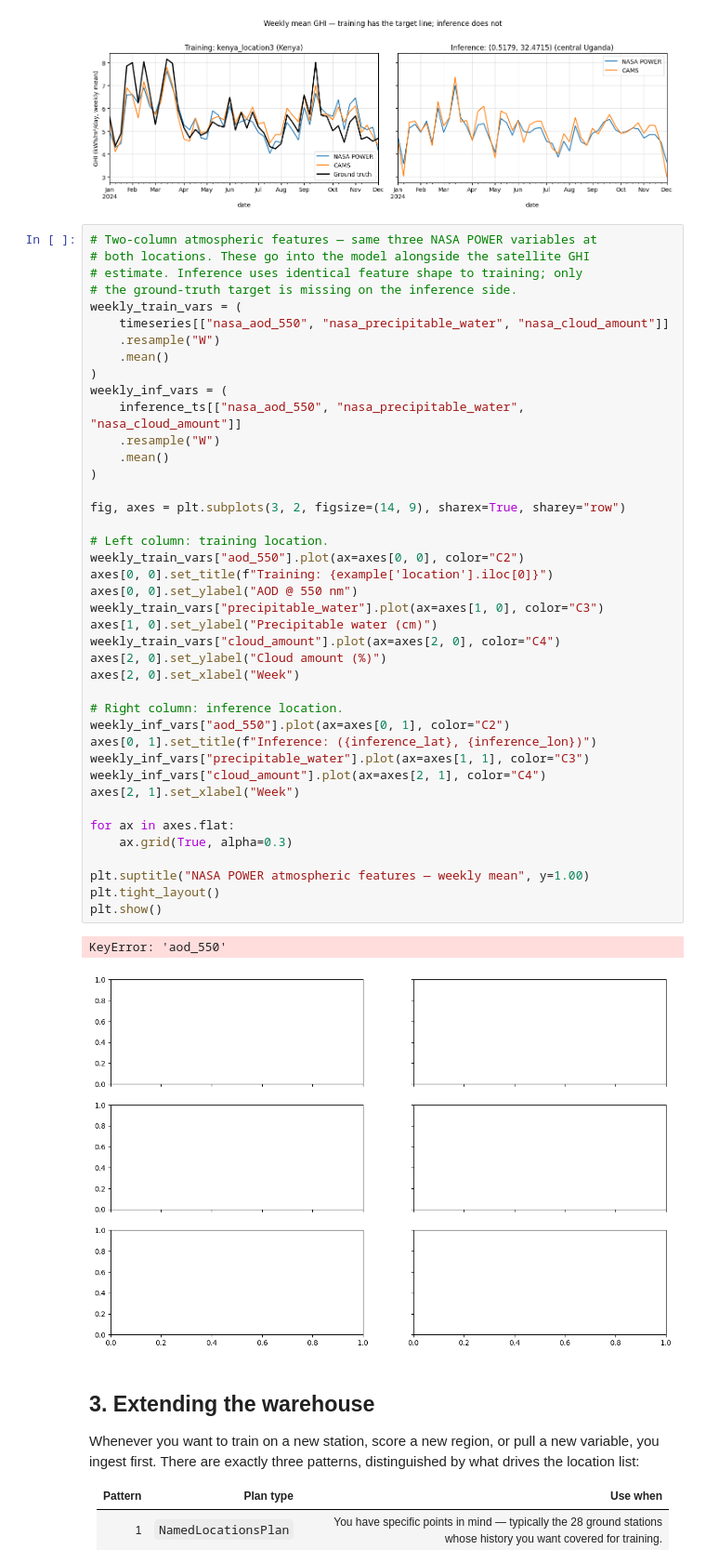
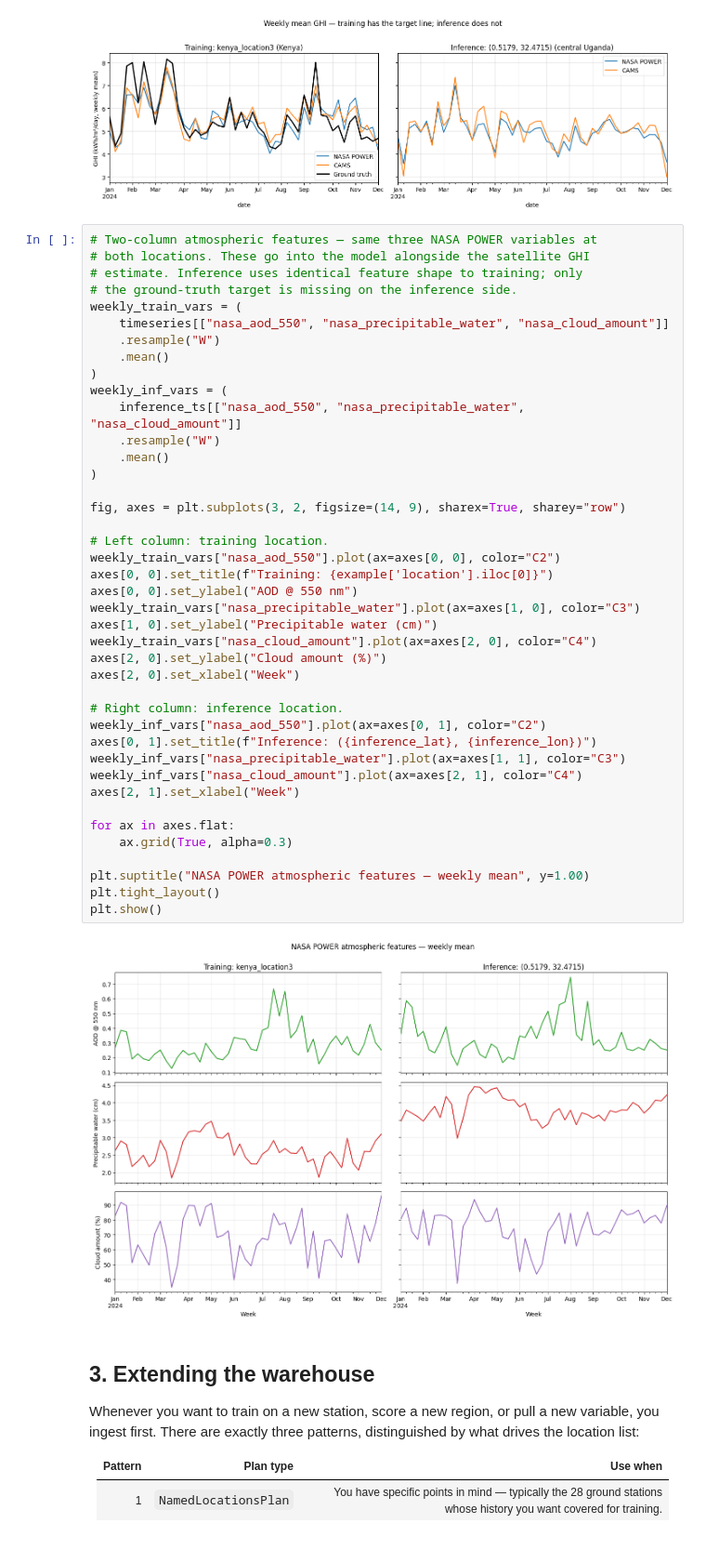
Before and after one commit to Marconi-Lab/SolarIrradiation, a Jupyter notebook: notebooks/01_warehouse_population.ipynb, the cells around one changed output. Shown at 93% size. Saved outputs shown, nothing was run; the diff lists cells and outputs as text.

```diff
--- a/notebooks/01_warehouse_population.ipynb
+++ b/notebooks/01_warehouse_population.ipynb
@@ -511,41 +610,40 @@ weekly_train_vars = (
     timeseries[["nasa_aod_550", "nasa_precipitable_water", "nasa_cloud_amount"]]
     .resample("W")
     .mean()
 )
 weekly_inf_vars = (
     inference_ts[["nasa_aod_550", "nasa_precipitable_water", "nasa_cloud_amount"]]
     .resample("W")
     .mean()
 )
 
 fig, axes = plt.subplots(3, 2, figsize=(14, 9), sharex=True, sharey="row")
 
 # Left column: training location.
-weekly_train_vars["aod_550"].plot(ax=axes[0, 0], color="C2")
+weekly_train_vars["nasa_aod_550"].plot(ax=axes[0, 0], color="C2")
 axes[0, 0].set_title(f"Training: {example['location'].iloc[0]}")
 axes[0, 0].set_ylabel("AOD @ 550 nm")
-weekly_train_vars["precipitable_water"].plot(ax=axes[1, 0], color="C3")
+weekly_train_vars["nasa_precipitable_water"].plot(ax=axes[1, 0], color="C3")
 axes[1, 0].set_ylabel("Precipitable water (cm)")
-weekly_train_vars["cloud_amount"].plot(ax=axes[2, 0], color="C4")
+weekly_train_vars["nasa_cloud_amount"].plot(ax=axes[2, 0], color="C4")
 axes[2, 0].set_ylabel("Cloud amount (%)")
 axes[2, 0].set_xlabel("Week")
 
 # Right column: inference location.
-weekly_inf_vars["aod_550"].plot(ax=axes[0, 1], color="C2")
+weekly_inf_vars["nasa_aod_550"].plot(ax=axes[0, 1], color="C2")
 axes[0, 1].set_title(f"Inference: ({inference_lat}, {inference_lon})")
-weekly_inf_vars["precipitable_water"].plot(ax=axes[1, 1], color="C3")
-weekly_inf_vars["cloud_amount"].plot(ax=axes[2, 1], color="C4")
+weekly_inf_vars["nasa_precipitable_water"].plot(ax=axes[1, 1], color="C3")
+weekly_inf_vars["nasa_cloud_amount"].plot(ax=axes[2, 1], color="C4")
 axes[2, 1].set_xlabel("Week")
 
 for ax in axes.flat:
     ax.grid(True, alpha=0.3)
 
 plt.suptitle("NASA POWER atmospheric features — weekly mean", y=1.00)
 plt.tight_layout()
 plt.show()
 # %% [output]
-KeyError: 'aod_550'
-[figure, old version]
+[figure, new version]
 # %% [markdown]
 ## 3. Extending the warehouse
 
```
Also changed, not shown: parts of 18 cells of this notebook, 5 other files.
